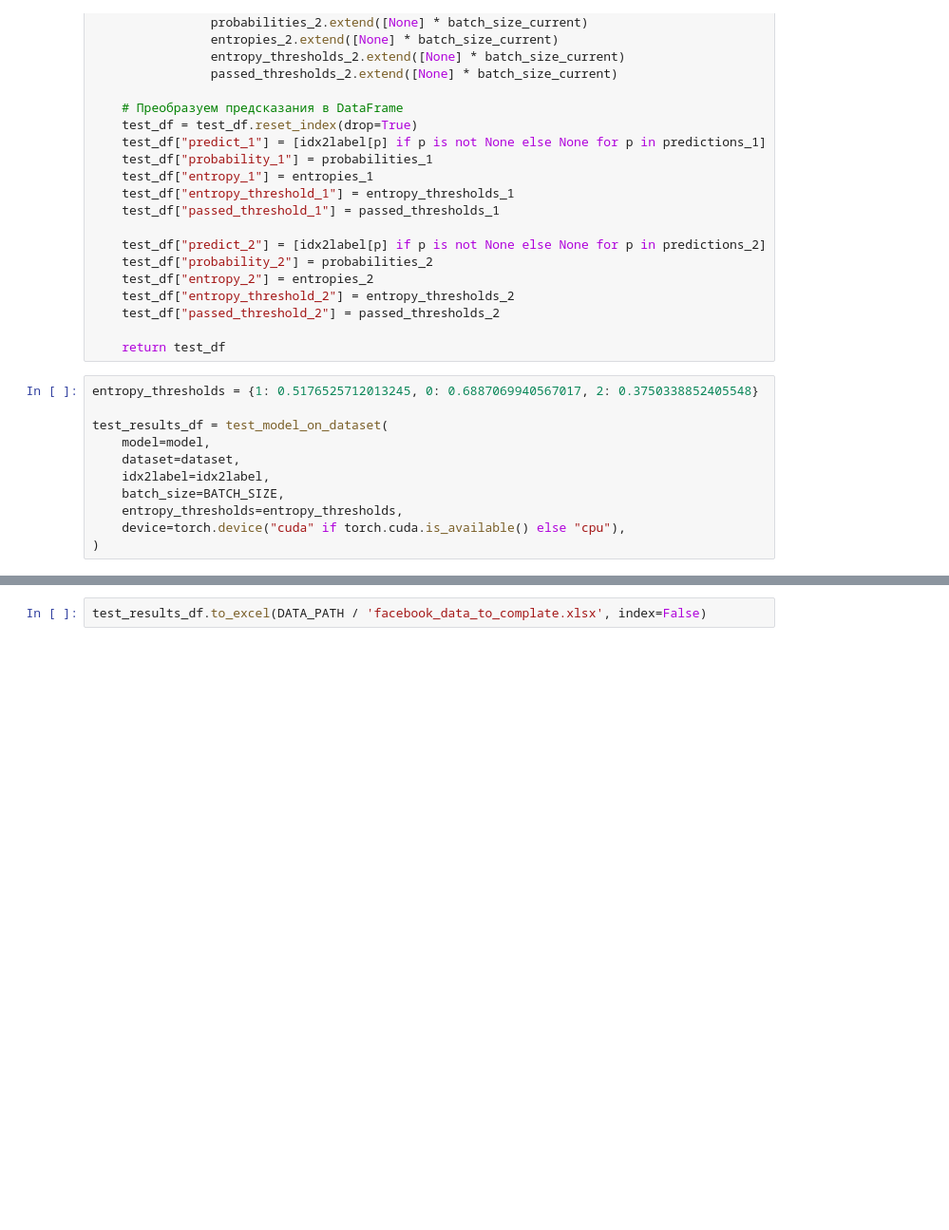
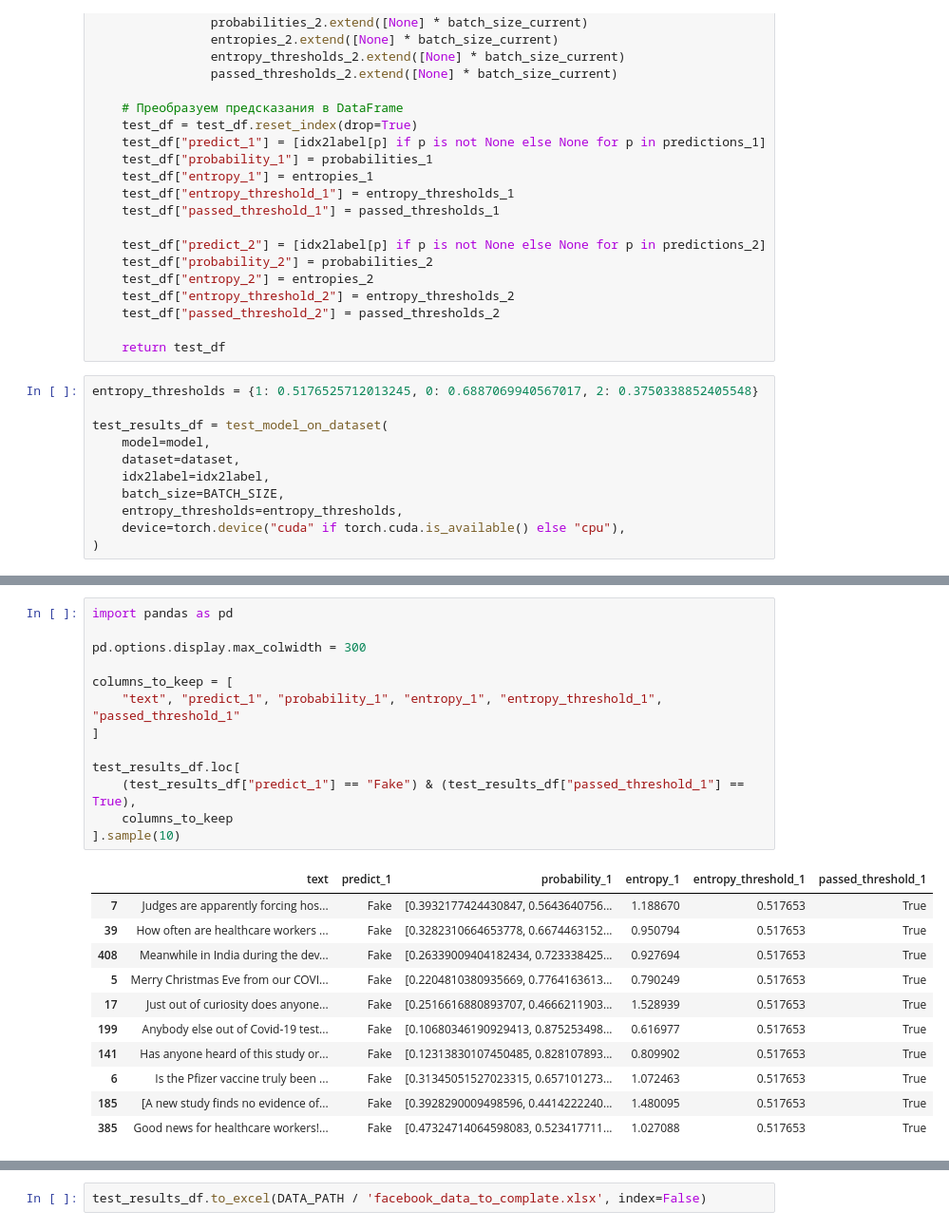
Before and after one commit to AntonSHBK/covid_fake, a Jupyter notebook: facebook_test.ipynb, the cells around one changed output, grey strips where cells are left out. Shown at 95% size. Drawn from its saved outputs; the diff is of its cells as text; blank space fills up the shorter version.

```diff
--- a/facebook_test.ipynb
+++ b/facebook_test.ipynb
@@ -312,0 +368,25 @@ test_results_df.sample(10)
+# %%
+import pandas as pd
+
+pd.options.display.max_colwidth = 300
+
+columns_to_keep = [
+    "text", "predict_1", "probability_1", "entropy_1", "entropy_threshold_1", "passed_threshold_1"
+]
+
+test_results_df.loc[
+    (test_results_df["predict_1"] == "Fake") & (test_results_df["passed_threshold_1"] == True),
+    columns_to_keep
+].sample(10)
+# %% [output]
+|  | text | predict_1 | probability_1 | entropy_1 | entropy_threshold_1 | passed_threshold_1 |
+| 7 | Judges are apparently forcing hos... | Fake | [0.3932177424430847, 0.5643640756... | 1.188670 | 0.517653 | True |
+| 39 | How often are healthcare workers ... | Fake | [0.3282310664653778, 0.6674463152... | 0.950794 | 0.517653 | True |
+| 408 | Meanwhile in India during the dev... | Fake | [0.26339009404182434, 0.723338425... | 0.927694 | 0.517653 | True |
+| 5 | Merry Christmas Eve from our COVI... | Fake | [0.2204810380935669, 0.7764163613... | 0.790249 | 0.517653 | True |
+| 17 | Just out of curiosity does anyone... | Fake | [0.2516616880893707, 0.4666211903... | 1.528939 | 0.517653 | True |
+| 199 | Anybody else out of Covid-19 test... | Fake | [0.10680346190929413, 0.875253498... | 0.616977 | 0.517653 | True |
+| 141 | Has anyone heard of this study or... | Fake | [0.12313830107450485, 0.828107893... | 0.809902 | 0.517653 | True |
+| 6 | Is the Pfizer vaccine truly been ... | Fake | [0.31345051527023315, 0.657101273... | 1.072463 | 0.517653 | True |
+| 185 | [A new study finds no evidence of... | Fake | [0.3928290009498596, 0.4414222240... | 1.480095 | 0.517653 | True |
+| 385 | Good news for healthcare workers!... | Fake | [0.47324714064598083, 0.523417711... | 1.027088 | 0.517653 | True |
```
Also changed, not shown: parts of 7 cells of this notebook, 5 other files.
